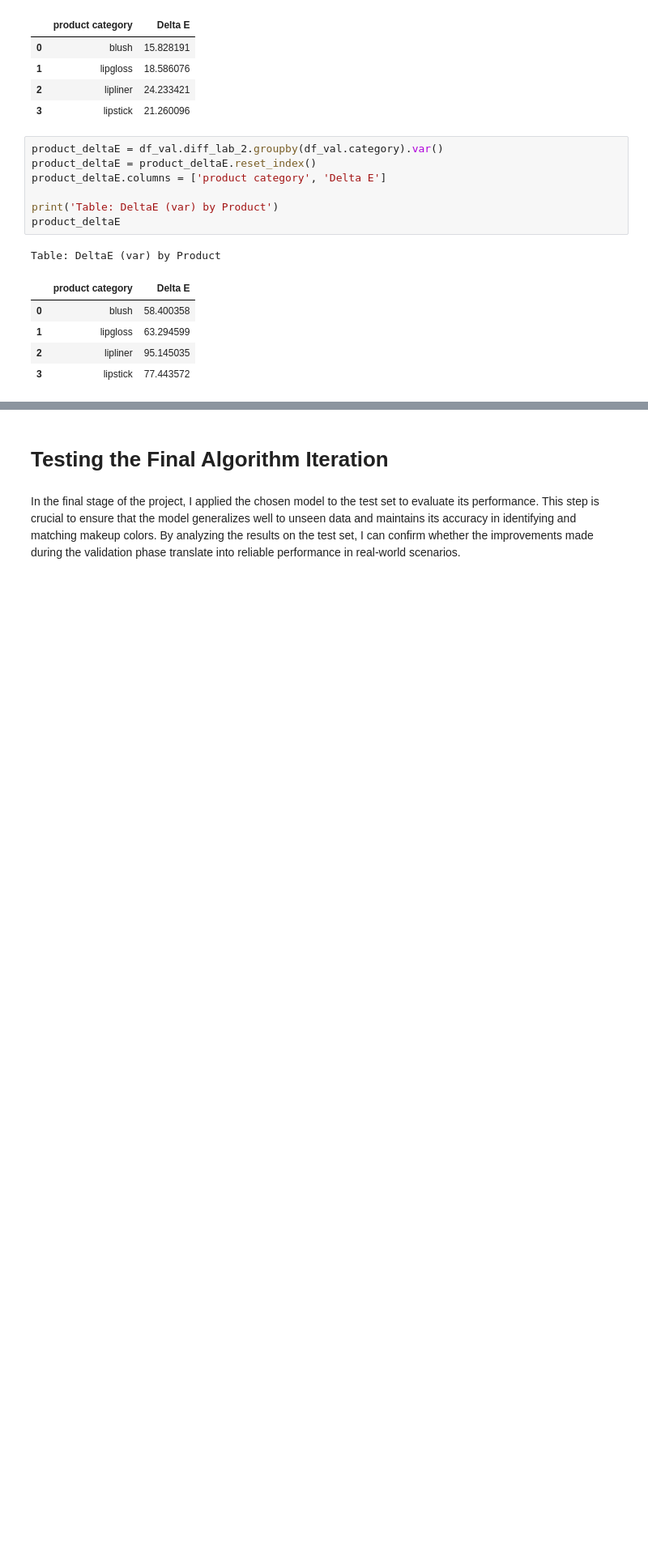
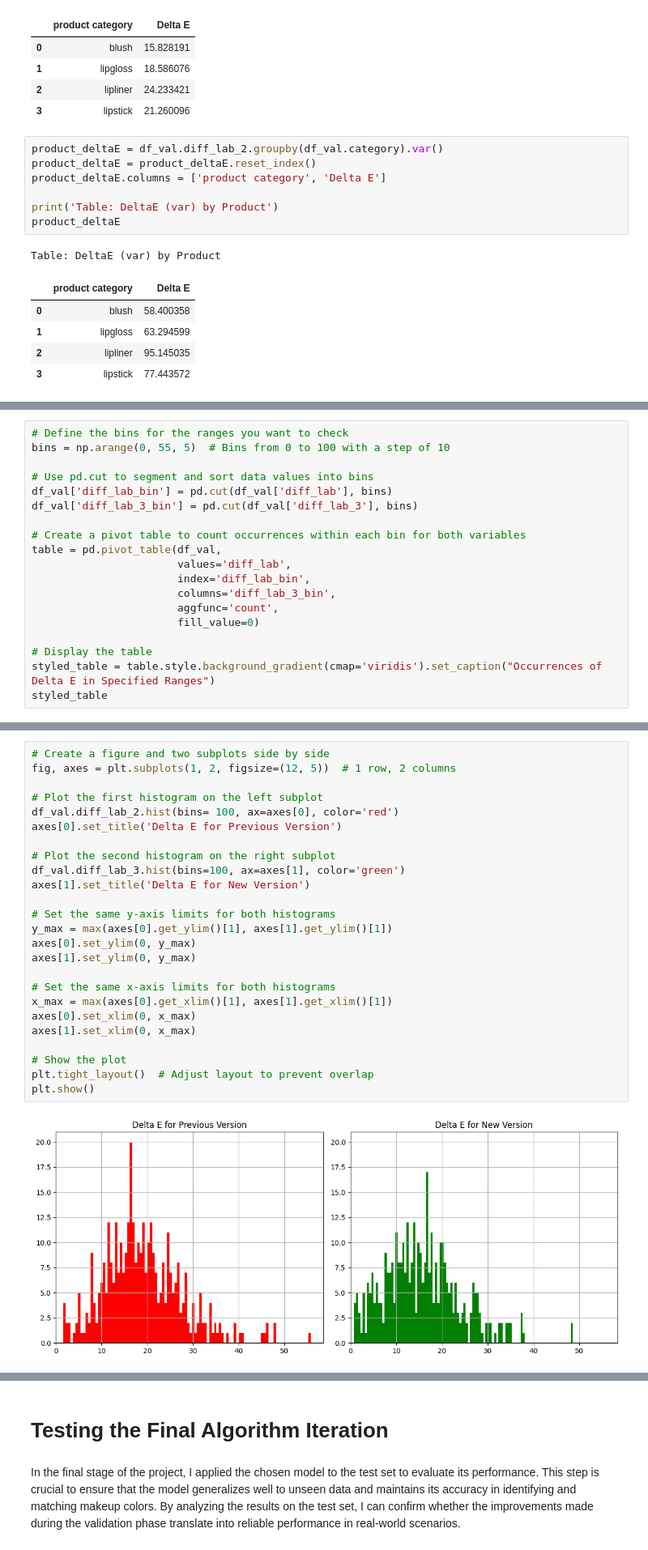
Before and after one commit to ConstanzaSchibber/capstone_colors, a Jupyter notebook: notebooks/2_Model_A_for_color_identification.ipynb, the cells around one changed output, grey strips where cells are left out. Shown at 81% size. Saved outputs shown, nothing was run; the diff lists cells and outputs as text; blank space fills up the shorter version.

```diff
--- a/notebooks/2_Model_A_for_color_identification.ipynb
+++ b/notebooks/2_Model_A_for_color_identification.ipynb
@@ -1015,0 +1327,19 @@ df_all.to_csv('/content/drive/My Drive/data_4_cluster_output.csv')
+# %%
+# Define the bins for the ranges you want to check
+bins = np.arange(0, 55, 5)  # Bins from 0 to 100 with a step of 10
+
+# Use pd.cut to segment and sort data values into bins
+df_val['diff_lab_bin'] = pd.cut(df_val['diff_lab'], bins)
+df_val['diff_lab_3_bin'] = pd.cut(df_val['diff_lab_3'], bins)
+
+# Create a pivot table to count occurrences within each bin for both variables
+table = pd.pivot_table(df_val,
+                       values='diff_lab',
+                       index='diff_lab_bin',
+                       columns='diff_lab_3_bin',
+                       aggfunc='count',
+                       fill_value=0)
+
+# Display the table
+styled_table = table.style.background_gradient(cmap='viridis').set_caption("Occurrences of Delta E in Specified Ranges")
+styled_table
@@ -1015,0 +1364,27 @@ df_all.to_csv('/content/drive/My Drive/data_4_cluster_output.csv')
+# %%
+# Create a figure and two subplots side by side
+fig, axes = plt.subplots(1, 2, figsize=(12, 5))  # 1 row, 2 columns
+
+# Plot the first histogram on the left subplot
+df_val.diff_lab_2.hist(bins= 100, ax=axes[0], color='red')
+axes[0].set_title('Delta E for Previous Version')
+
+# Plot the second histogram on the right subplot
+df_val.diff_lab_3.hist(bins=100, ax=axes[1], color='green')
+axes[1].set_title('Delta E for New Version')
+
+# Set the same y-axis limits for both histograms
+y_max = max(axes[0].get_ylim()[1], axes[1].get_ylim()[1])
+axes[0].set_ylim(0, y_max)
+axes[1].set_ylim(0, y_max)
+
+# Set the same x-axis limits for both histograms
+x_max = max(axes[0].get_xlim()[1], axes[1].get_xlim()[1])
+axes[0].set_xlim(0, x_max)
+axes[1].set_xlim(0, x_max)
+
+# Show the plot
+plt.tight_layout()  # Adjust layout to prevent overlap
+plt.show()
+# %% [output]
+[figure, added]
```
Also changed, not shown: parts of 35 cells of this notebook.
